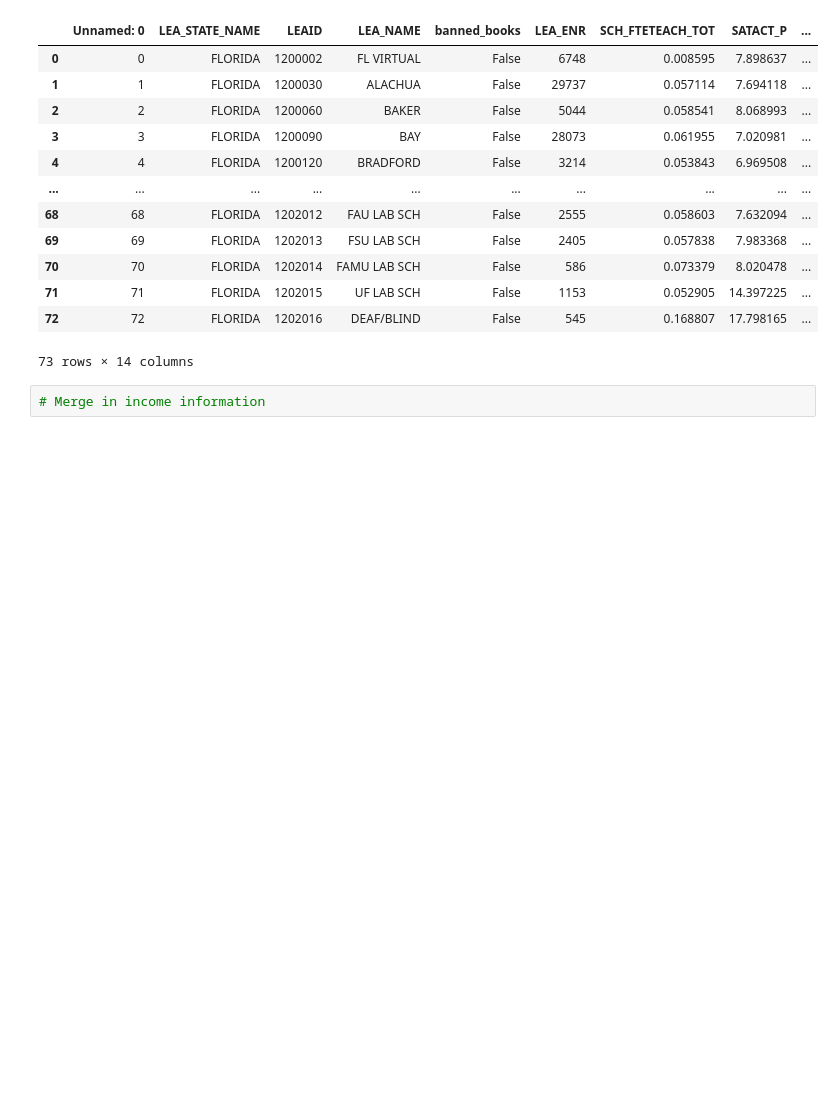
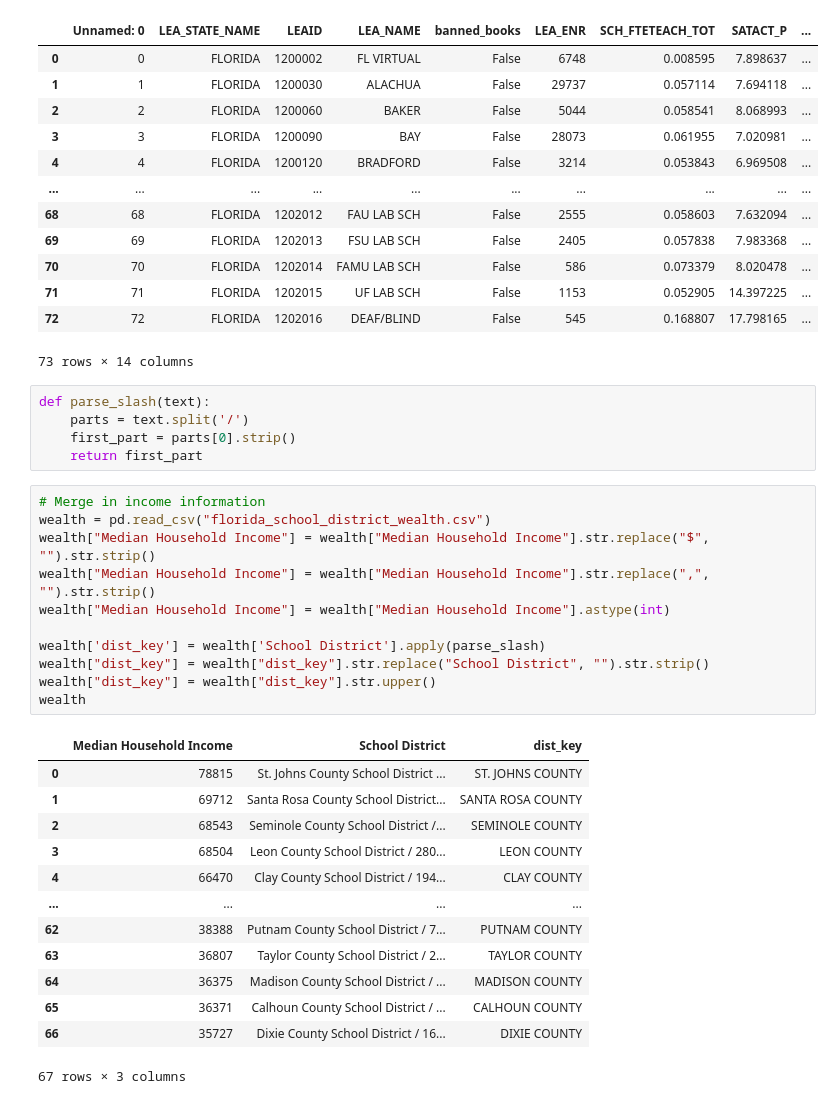
Before and after one commit to sanions/bookbans, a Jupyter notebook: florida_table_creation.ipynb, the cells around one changed output. Cells and saved outputs as stored; diff of their text form; blank space fills up the shorter version.

```diff
--- a/florida_table_creation.ipynb
+++ b/florida_table_creation.ipynb
@@ -28,5 +30,33 @@ county_merged
 | 71 | 71 | FLORIDA | 1202015 | UF LAB SCH | False | 1153 | 0.052905 | 14.397225 | ... |
 | 72 | 72 | FLORIDA | 1202016 | DEAF/BLIND | False | 545 | 0.168807 | 17.798165 | ... |
 73 rows × 14 columns
-# %%
-# Merge in income information
+# %%
+def parse_slash(text):
+    parts = text.split('/')
+    first_part = parts[0].strip()
+    return first_part
+# %%
+# Merge in income information
+wealth = pd.read_csv("florida_school_district_wealth.csv")
+wealth["Median Household Income"] = wealth["Median Household Income"].str.replace("$", "").str.strip()
+wealth["Median Household Income"] = wealth["Median Household Income"].str.replace(",", "").str.strip()
+wealth["Median Household Income"] = wealth["Median Household Income"].astype(int)
+
+wealth['dist_key'] = wealth['School District'].apply(parse_slash)
+wealth["dist_key"] = wealth["dist_key"].str.replace("School District", "").str.strip()
+wealth["dist_key"] = wealth["dist_key"].str.upper()
+wealth
+# %% [output]
+|  | Median Household Income | School District | dist_key |
+| 0 | 78815 | St. Johns County School District ... | ST. JOHNS COUNTY |
+| 1 | 69712 | Santa Rosa County School District... | SANTA ROSA COUNTY |
+| 2 | 68543 | Seminole County School District /... | SEMINOLE COUNTY |
+| 3 | 68504 | Leon County School District / 280... | LEON COUNTY |
+| 4 | 66470 | Clay County School District / 194... | CLAY COUNTY |
+| ... | ... | ... | ... |
+| 62 | 38388 | Putnam County School District / 7... | PUTNAM COUNTY |
+| 63 | 36807 | Taylor County School District / 2... | TAYLOR COUNTY |
+| 64 | 36375 | Madison County School District / ... | MADISON COUNTY |
+| 65 | 36371 | Calhoun County School District / ... | CALHOUN COUNTY |
+| 66 | 35727 | Dixie County School District / 16... | DIXIE COUNTY |
+67 rows × 3 columns
```
Also changed, not shown: parts of 9 cells of this notebook, 3 other files.
